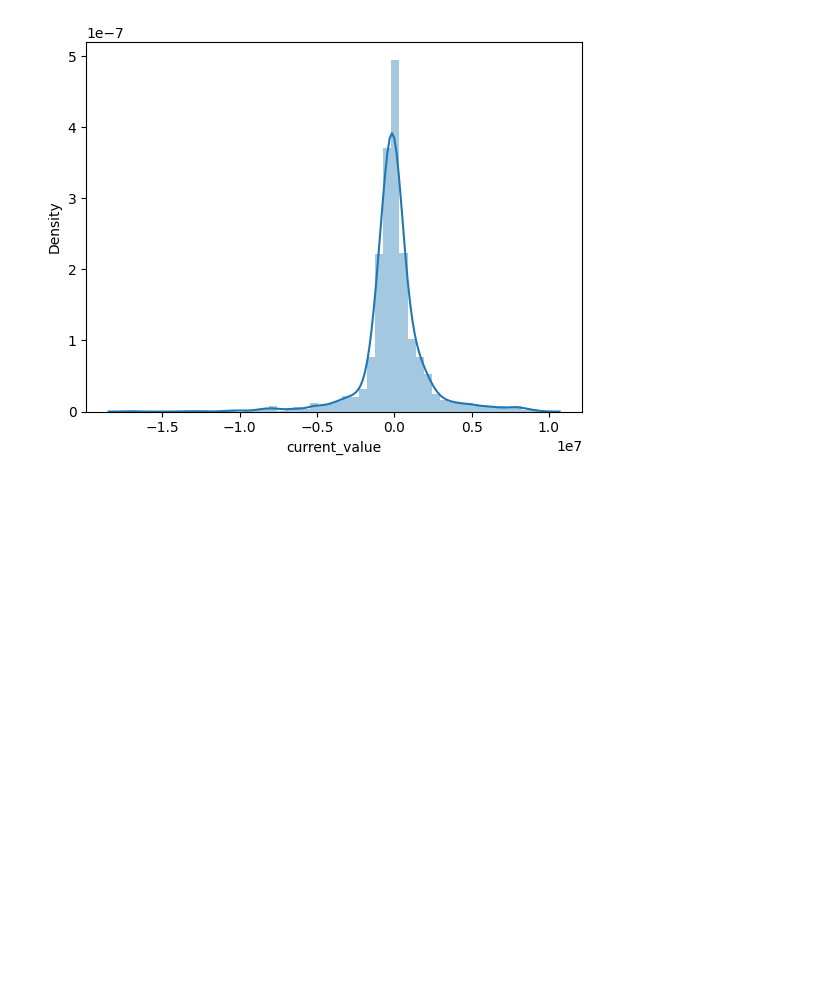
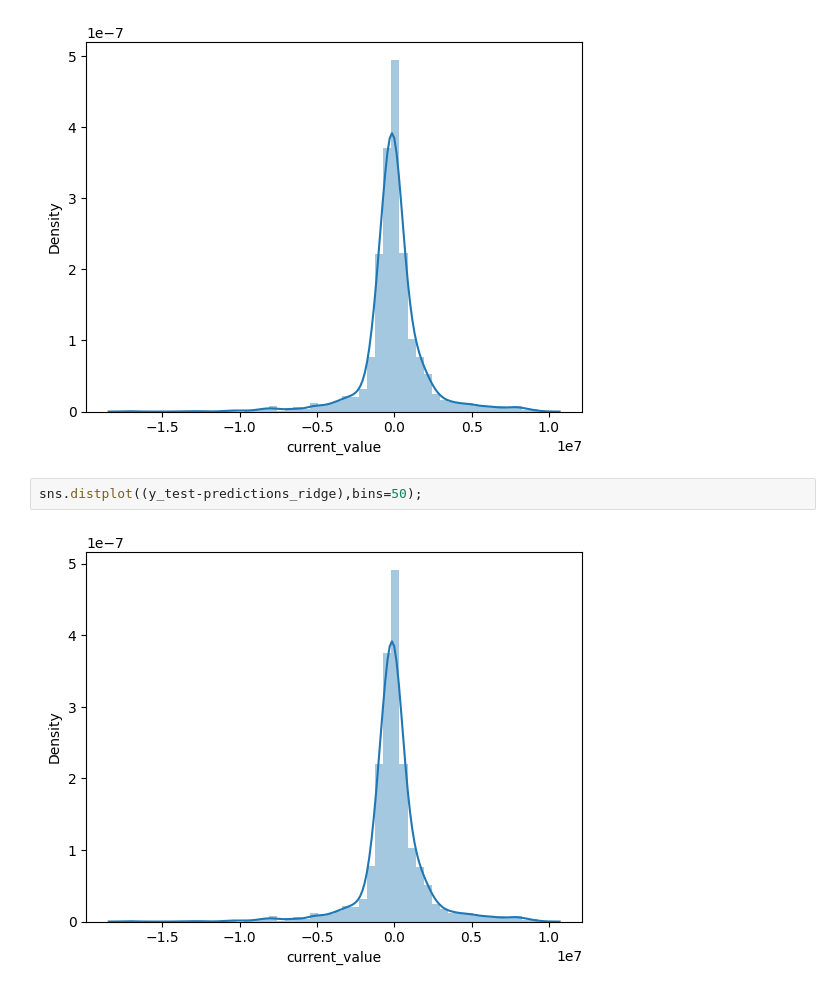
Before and after one commit to SamerGharbi21/Usecase-7, a Jupyter notebook: 01 ML - Linear_Regression.ipynb, the cells around one changed output. Saved outputs shown, nothing was run; the diff lists cells and outputs as text; blank space fills up the shorter version.

```diff
--- a/01 ML - Linear_Regression.ipynb
+++ b/01 ML - Linear_Regression.ipynb
@@ -484,3 +523,7 @@ plt.scatter(Real_Values,predictions);
 sns.distplot((y_test-predictions),bins=50); # it's good if we get normal distribution
 # %% [output]
 [figure]
+# %%
+sns.distplot((y_test-predictions_ridge),bins=50);
+# %% [output]
+[figure, added]
```
Also changed, not shown: parts of 15 cells of this notebook, 6 other files.
